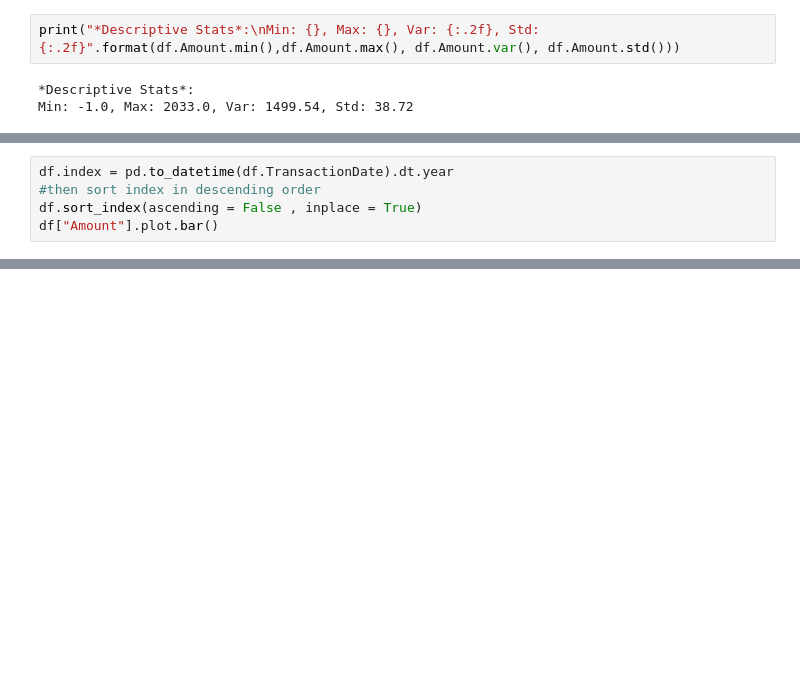
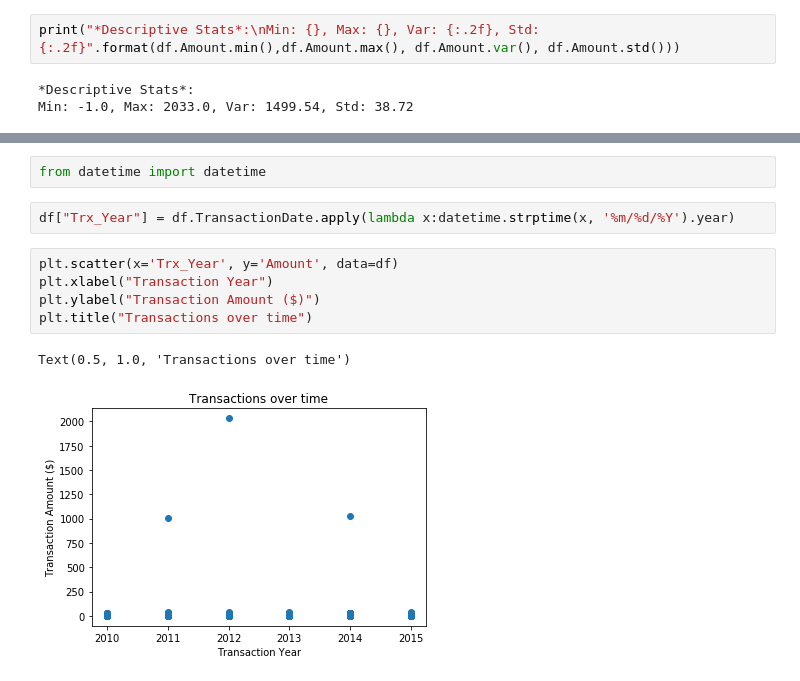
Before and after one commit to sparsh-tekriwal/Customer-Lifetime-Value, a Jupyter notebook: Customer Lifetime Value.ipynb, the cells around one changed output, grey strips where cells are left out. Cells and saved outputs as stored; diff of their text form; blank space fills up the shorter version.

Commit message:
Data Exploration

```diff
--- a/Customer Lifetime Value.ipynb
+++ b/Customer Lifetime Value.ipynb
@@ -63,5 +56,0 @@ Using a non-tuple sequence for multidimensional indexing is deprecated; use `arr
-# %%
-df.index = pd.to_datetime(df.TransactionDate).dt.year
-#then sort index in descending order
-df.sort_index(ascending = False , inplace = True)
-df["Amount"].plot.bar()
@@ -70,0 +66,12 @@ df["Amount"].plot.bar()
+# %%
+from datetime import datetime
+# %%
+df["Trx_Year"] = df.TransactionDate.apply(lambda x:datetime.strptime(x, '%m/%d/%Y').year)
+# %%
+plt.scatter(x='Trx_Year', y='Amount', data=df)
+plt.xlabel("Transaction Year")
+plt.ylabel("Transaction Amount ($)")
+plt.title("Transactions over time")
+# %% [output]
+Text(0.5, 1.0, 'Transactions over time')
+[figure, added]
```
Also changed, not shown: parts of 18 cells of this notebook.
